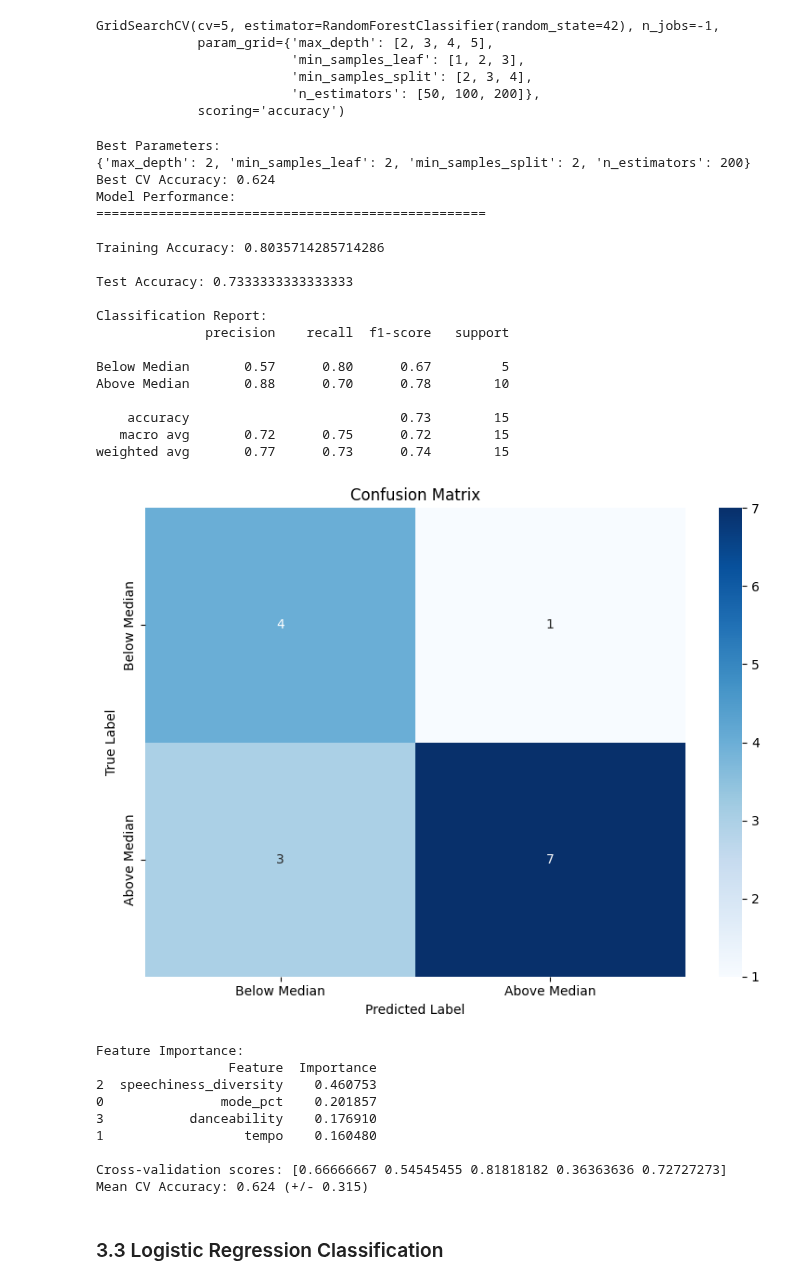
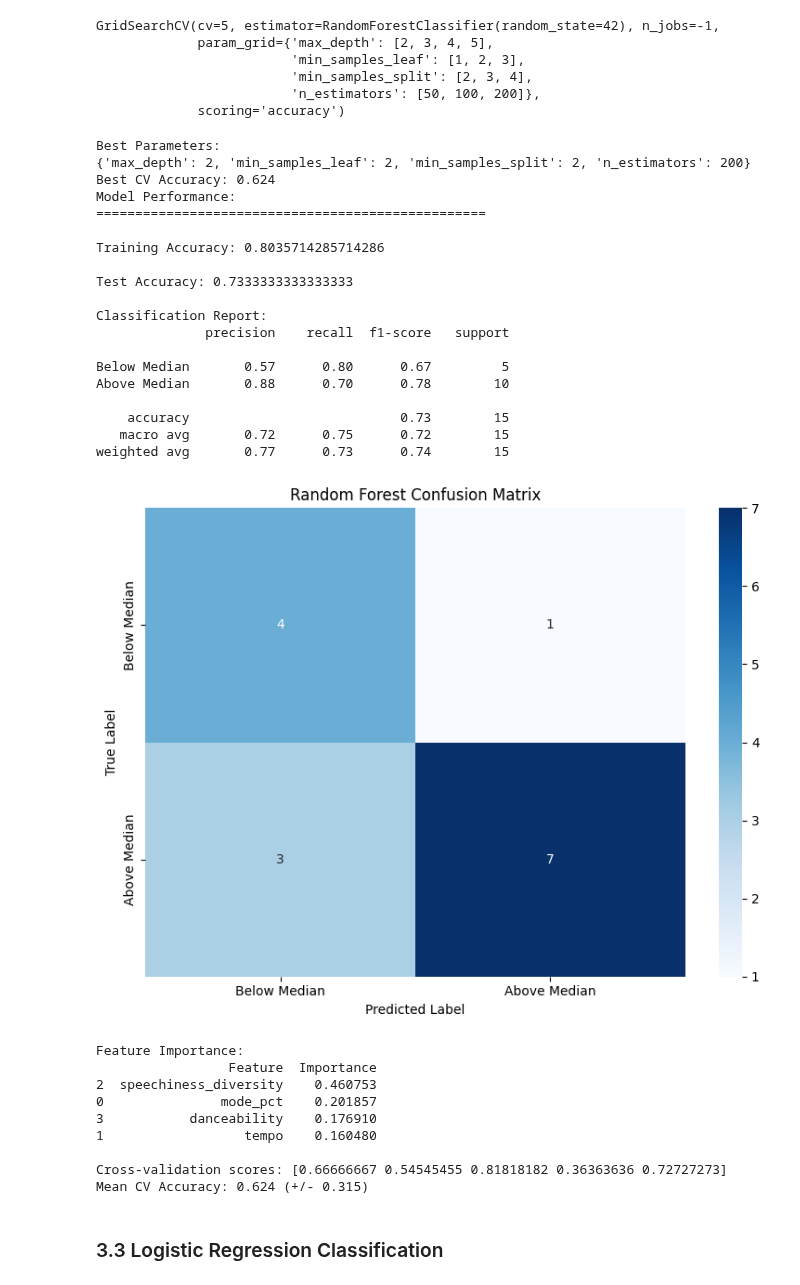
Before and after one commit to eraiken/Springboard, a Jupyter notebook: Capstone 2 - Music and Happiness/4 - Modeling.ipynb, the cells around one changed output. Cells and saved outputs as stored; diff of their text form; code cells hidden in the pictures.

```diff
--- a/Capstone 2 - Music and Happiness/4 - Modeling.ipynb
+++ b/Capstone 2 - Music and Happiness/4 - Modeling.ipynb
@@ -144,16 +144,20 @@ print("\nClassification Report:")
 print(classification_report(y_test_binary, y_pred_binary,
                           target_names=['Below Median', 'Above Median']))
 
-# Plot confusion matrix
+# Plot Random Forest Confusion Matrix
 plt.figure(figsize=(8, 6))
 cm = confusion_matrix(y_test_binary, y_pred_binary)
 sns.heatmap(cm, annot=True, fmt='d', cmap='Blues',
             xticklabels=['Below Median', 'Above Median'],
             yticklabels=['Below Median', 'Above Median'])
-plt.title('Confusion Matrix')
+plt.title('Random Forest Confusion Matrix')
 plt.ylabel('True Label')
 plt.xlabel('Predicted Label')
 plt.tight_layout()
+
+# Save the figure to a file
+plt.savefig("./Figures/4.1 Confusion Matrix heatmap - Random Forest.png", dpi=300, bbox_inches='tight')
+
 plt.show()
 
 # Feature importance
@@ -161,34 +165,34 @@ importances = pd.DataFrame({
     'Feature': selected_features,  # Changed from top_features to selected_features
     'Importance': rf_grid.best_estimator_.feature_importances_
 })
 print("\nFeature Importance:")
 print(importances.sort_values('Importance', ascending=False))
 
 # Cross-validation scores
 cv_scores = cross_val_score(rf_grid.best_estimator_, X_train_reduced, y_train_binary, cv=5, scoring='accuracy')
 print("\nCross-validation scores:", cv_scores)
 print(f"Mean CV Accuracy: {cv_scores.mean():.3f} (+/- {cv_scores.std() * 2:.3f})")
 # %% [output]
 Best Parameters:
 {'max_depth': 2, 'min_samples_leaf': 2, 'min_samples_split': 2, 'n_estimators': 200}
 Best CV Accuracy: 0.624
 Model Performance:
 ==================================================
 
 Training Accuracy: 0.8035714285714286
 
 Test Accuracy: 0.7333333333333333
 
 Classification Report:
               precision    recall  f1-score   support
 
 Below Median       0.57      0.80      0.67         5
 Above Median       0.88      0.70      0.78        10
 
     accuracy                           0.73        15
    macro avg       0.72      0.75      0.72        15
 weighted avg       0.77      0.73      0.74        15
-[figure, old version]
+[figure, new version]
 Feature Importance:
                  Feature  Importance
 2  speechiness_diversity    0.460753
```
Also changed, not shown: parts of 8 cells of this notebook, 39 other files.
